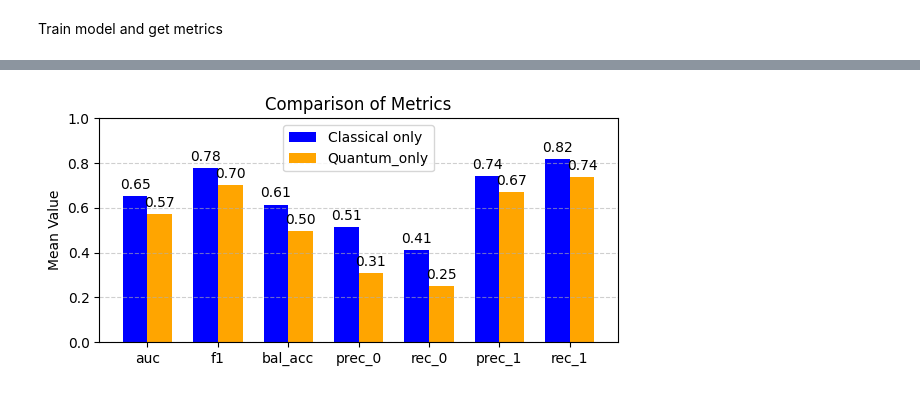
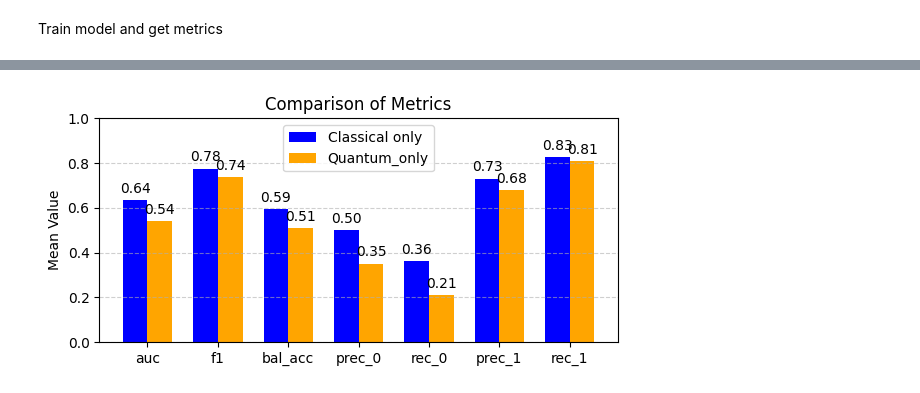
Before and after one commit to JiriVitak/Quantum-feature-maps, a Jupyter notebook: Improved_QFM.ipynb, the cells around one changed output, grey strips where cells are left out. Cells and saved outputs as stored; diff of their text form; code cells hidden in the pictures.

```diff
--- a/Improved_QFM.ipynb
+++ b/Improved_QFM.ipynb
@@ -50,14 +49,19 @@ Dataset
  - keep only most important features, based on the calculations in file Feature_selection.ipynb
 # %%
 dataset_save = "Dataset/Toxicity-13F.csv"
-dataset_only_rev_features = "Dataset/Toxicity-Top5.csv"
+dataset_5F = "Dataset/Toxicity-5F.csv"
+dataset_8F = "Dataset/Toxicity-8F.csv"
 
 df = pd.read_csv(dataset_save)
-print(df['Class'].value_counts())
+#print(df['Class'].value_counts())
 df['Class'] = df['Class'].apply(lambda v: 1 if str(v).strip().lower().startswith('non') else 0)
-print(df['Class'].value_counts())
+#print(df['Class'].value_counts())
 #df.head()
 
-df5 = pd.read_csv(dataset_only_rev_features)
-print(df5['Class'].value_counts())
-df5.head()
+df5 = pd.read_csv(dataset_5F)
+#print(df5['Class'].value_counts())
+#df5.head()
+
+df8 = pd.read_csv(dataset_8F)
+#print(df5['Class'].value_counts())
+#df5.head()
@@ -167,6 +152,12 @@ if __name__ == "__main__":
     X5 = df5.drop(columns=['Class']).values
     y5 = df5['Class'].values
     metrics_classical_top5 = run_experiment_classical(X5, y5)
+
+    print("\n")
+    print("Top 8 relevant features:")
+    X8 = df8.drop(columns=['Class']).values
+    y8 = df8['Class'].values
+    metrics_classical_top8 = run_experiment_classical(X8, y8)
 # %% [output]
 Whole dataset:
 
@@ -208,11 +199,11 @@ def print_circuit_specs(circuit):
     )
 
 def plot_metrics_bar(metrics_1, metrics_2):
-    # Compute mean of each metric
+    # Compute median of each metric
     metric_names = list(metrics_1.keys())
 
-    metric_values_1 = [np.mean(metrics_1[m]) for m in metric_names]
-    metric_values_2 = [np.mean(metrics_2[m]) for m in metric_names]
+    metric_values_1 = [np.median(metrics_1[m]) for m in metric_names]
+    metric_values_2 = [np.median(metrics_2[m]) for m in metric_names]
 
     # plot
     x = np.arange(len(metric_names))
@@ -229,7 +220,7 @@ def plot_metrics_bar(metrics_1, metrics_2):
         height = bar.get_height()
         ax.annotate(f'{height:.2f}',
                     xy=(bar.get_x() + bar.get_width() / 2, height),
-                    xytext=(0, 3),  # 3 points vertical offset
+                    xytext=(0, 3),
                         textcoords="offset points",
                         ha='center', va='bottom')
     plt.ylim(0, 1)
@@ -239,8 +230,8 @@ def plot_metrics_bar(metrics_1, metrics_2):
 
 def s_of_t(t, tau=TAU):
     # s(t) = sin^2( (pi/2) * sin^2(pi t / (2 tau)) )
-    inner = sin(pi * t / (2 * tau)) ** 2
-    return sin((pi / 2) * inner) ** 2
+    inner = np.sin(np.pi * t / (2 * tau)) ** 2
+    return np.sin((np.pi / 2) * inner) ** 2
 
 def A_of_t(t):
     return A0 * (1.0 - s_of_t(t))
@@ -472,5 +520,5 @@ plot_metrics_bar(metrics_classical_top5, metrics_quantum_top5)
-# %%
-metrics_quantum_top5 = json.load(open("saved_models/quantum_top5_noiseless/metrics.json"))
-plot_metrics_bar(metrics_classical_top5, metrics_quantum_top5)
-# %% [output]
-[figure, removed]
+# %%
+metrics_quantum_top5 = json.load(open("saved_models/quantum_top5_50R_40m/metrics.json"))
+plot_metrics_bar(metrics_classical_top5, metrics_quantum_top5)
+# %% [output]
+[figure, added]
```
Also changed, not shown: parts of 17 cells of this notebook, 43 other files.
